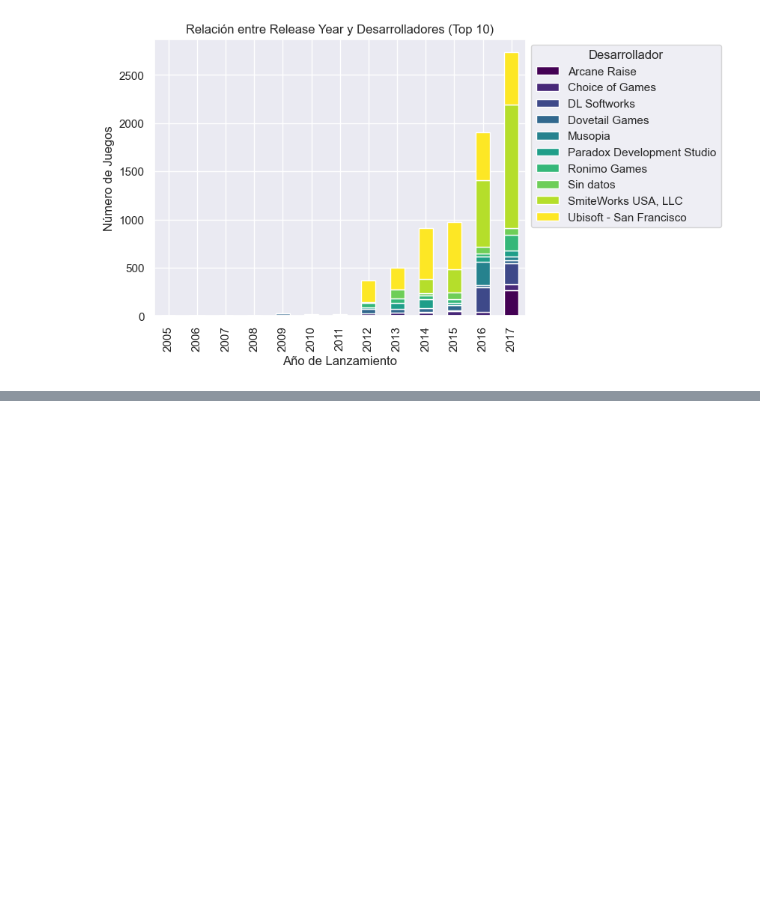
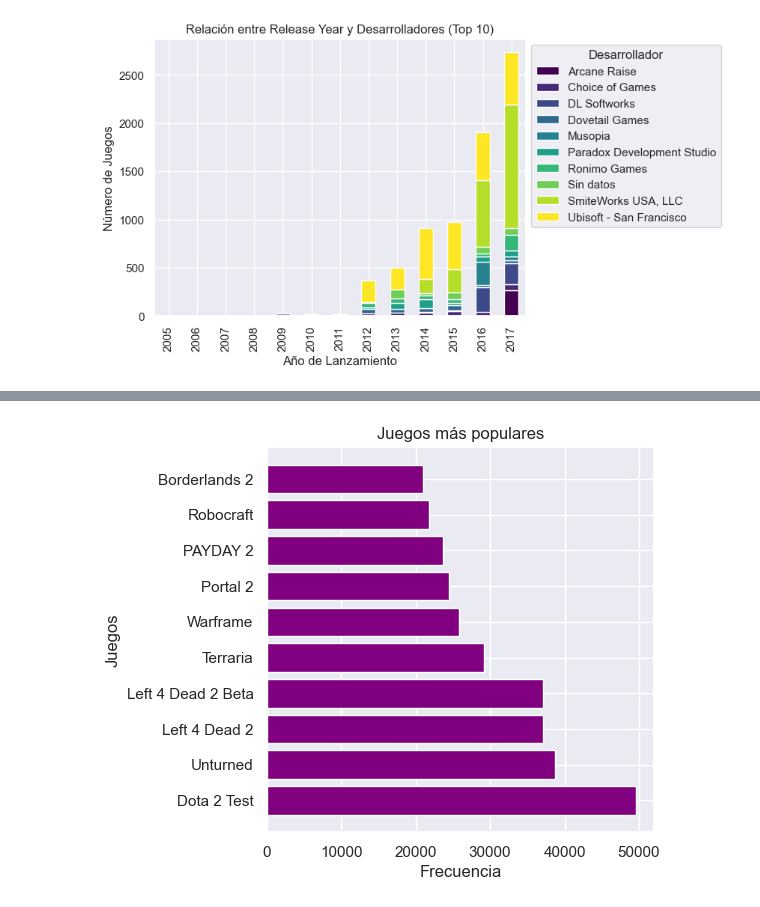
Before and after one commit to ASGuzman/PI_MLOps_Steam, a Jupyter notebook: 05_EDA.ipynb, the cells around one changed output, grey strips where cells are left out. Drawn from its saved outputs; the diff is of its cells as text; code cells hidden in the pictures; blank space fills up the shorter version.

```diff
--- a/05_EDA.ipynb
+++ b/05_EDA.ipynb
@@ -218,0 +312,3 @@ plt.show()
+# %%
+top_10_juegos = df_items["item_name"].value_counts().head(10)
+top_10_juegos
@@ -218,0 +328,9 @@ plt.show()
+# %%
+plt.figure(figsize=(5, 5))
+plt.barh(top_10_juegos.index, top_10_juegos.values, color="purple")
+plt.title("Juegos más populares")
+plt.ylabel("Juegos")
+plt.xlabel("Frecuencia")
+plt.show()
+# %% [output]
+[figure, added]
```
Also changed, not shown: parts of 18 cells of this notebook.
